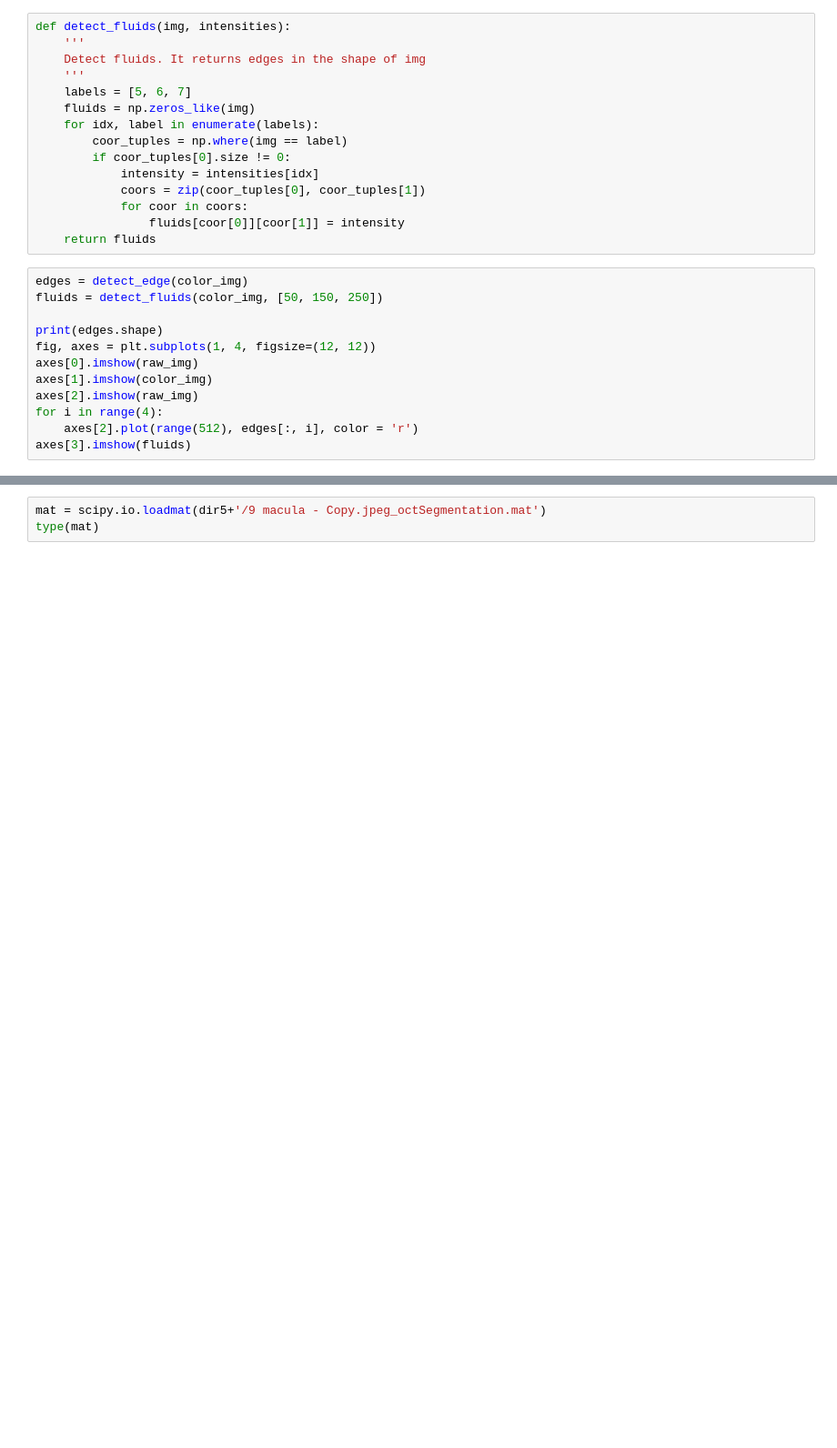
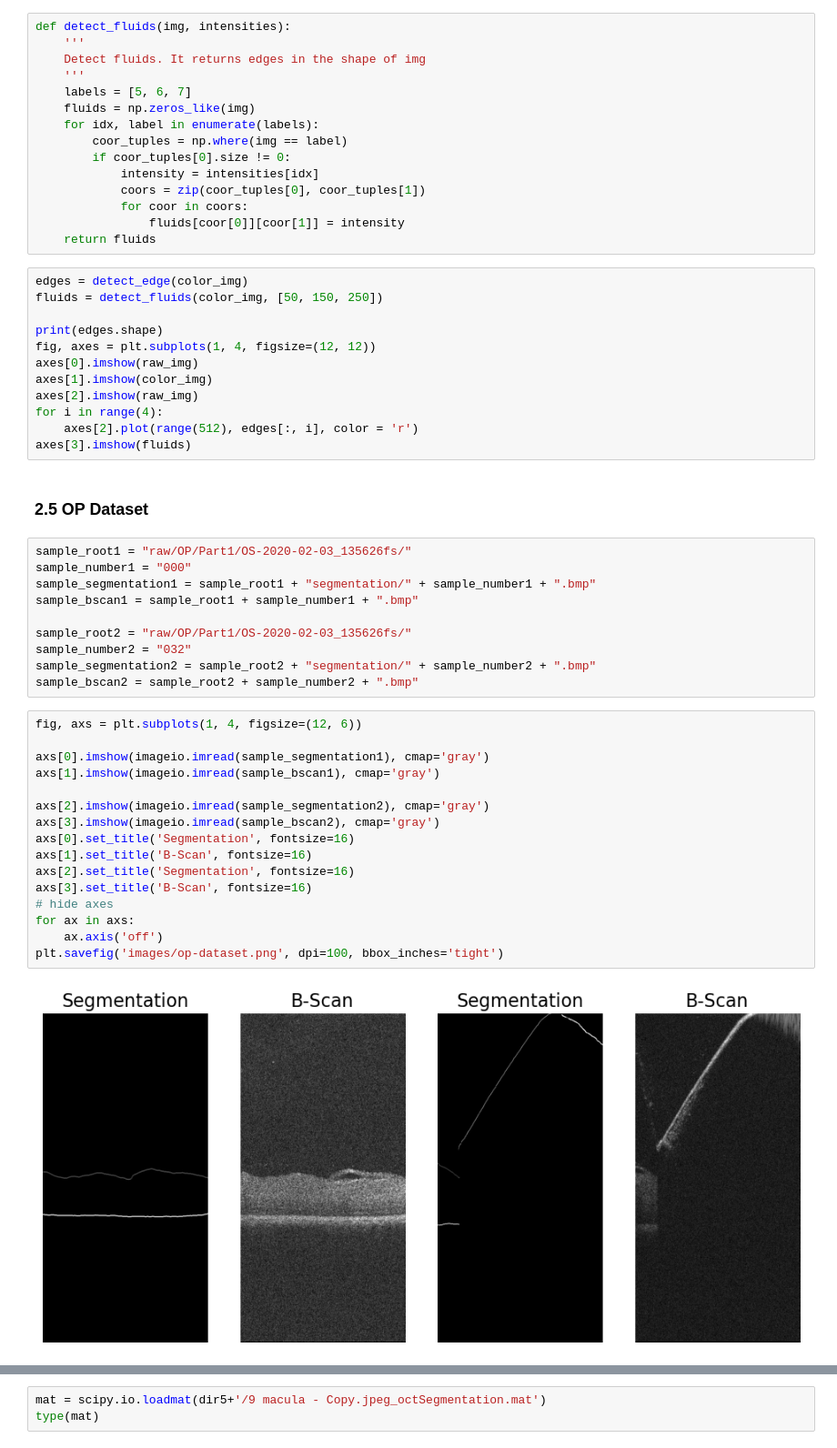
Before and after one commit to happen2me/oct-simulation, a Jupyter notebook: notebooks/1.data_collection_visualization.ipynb, the cells around one changed output, grey strips where cells are left out. Shown at 91% size. Drawn from its saved outputs; the diff is of its cells as text; blank space fills up the shorter version.

```diff
--- a/notebooks/1.data_collection_visualization.ipynb
+++ b/notebooks/1.data_collection_visualization.ipynb
@@ -385,3 +389,33 @@ axes[2].imshow(raw_img)
 for i in range(4):
     axes[2].plot(range(512), edges[:, i], color = 'r')
 axes[3].imshow(fluids)
+# %% [markdown]
+### 2.5 OP Dataset
+# %%
+sample_root1 = "raw/OP/Part1/OS-2020-02-03_135626fs/"
+sample_number1 = "000"
+sample_segmentation1 = sample_root1 + "segmentation/" + sample_number1 + ".bmp"
+sample_bscan1 = sample_root1 + sample_number1 + ".bmp"
+
+sample_root2 = "raw/OP/Part1/OS-2020-02-03_135626fs/"
+sample_number2 = "032"
+sample_segmentation2 = sample_root2 + "segmentation/" + sample_number2 + ".bmp"
+sample_bscan2 = sample_root2 + sample_number2 + ".bmp"
+# %%
+fig, axs = plt.subplots(1, 4, figsize=(12, 6))
+
+axs[0].imshow(imageio.imread(sample_segmentation1), cmap='gray')
+axs[1].imshow(imageio.imread(sample_bscan1), cmap='gray')
+
+axs[2].imshow(imageio.imread(sample_segmentation2), cmap='gray')
+axs[3].imshow(imageio.imread(sample_bscan2), cmap='gray')
+axs[0].set_title('Segmentation', fontsize=16)
+axs[1].set_title('B-Scan', fontsize=16)
+axs[2].set_title('Segmentation', fontsize=16)
+axs[3].set_title('B-Scan', fontsize=16)
+# hide axes
+for ax in axs:
+    ax.axis('off')
+plt.savefig('images/op-dataset.png', dpi=100, bbox_inches='tight')
+# %% [output]
+[figure, added]
```
Also changed, not shown: parts of 4 cells of this notebook, 7 other files.
